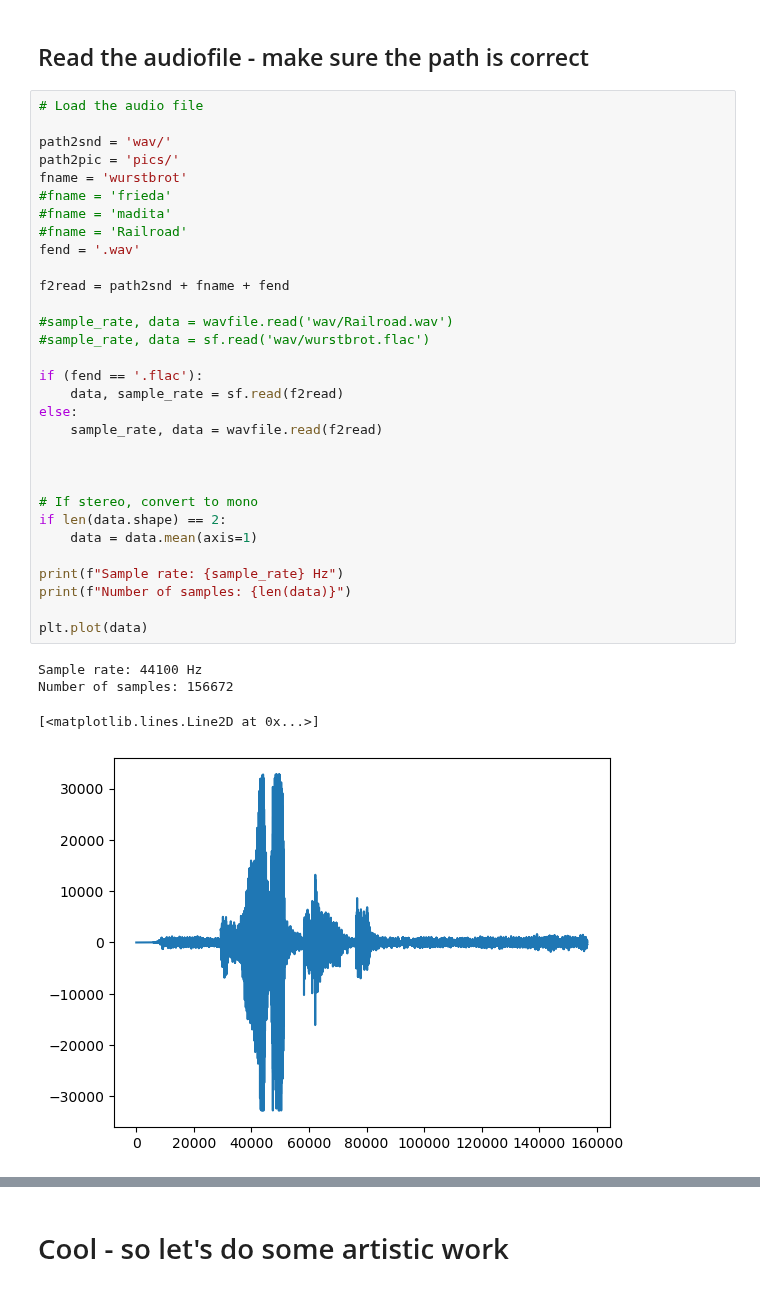
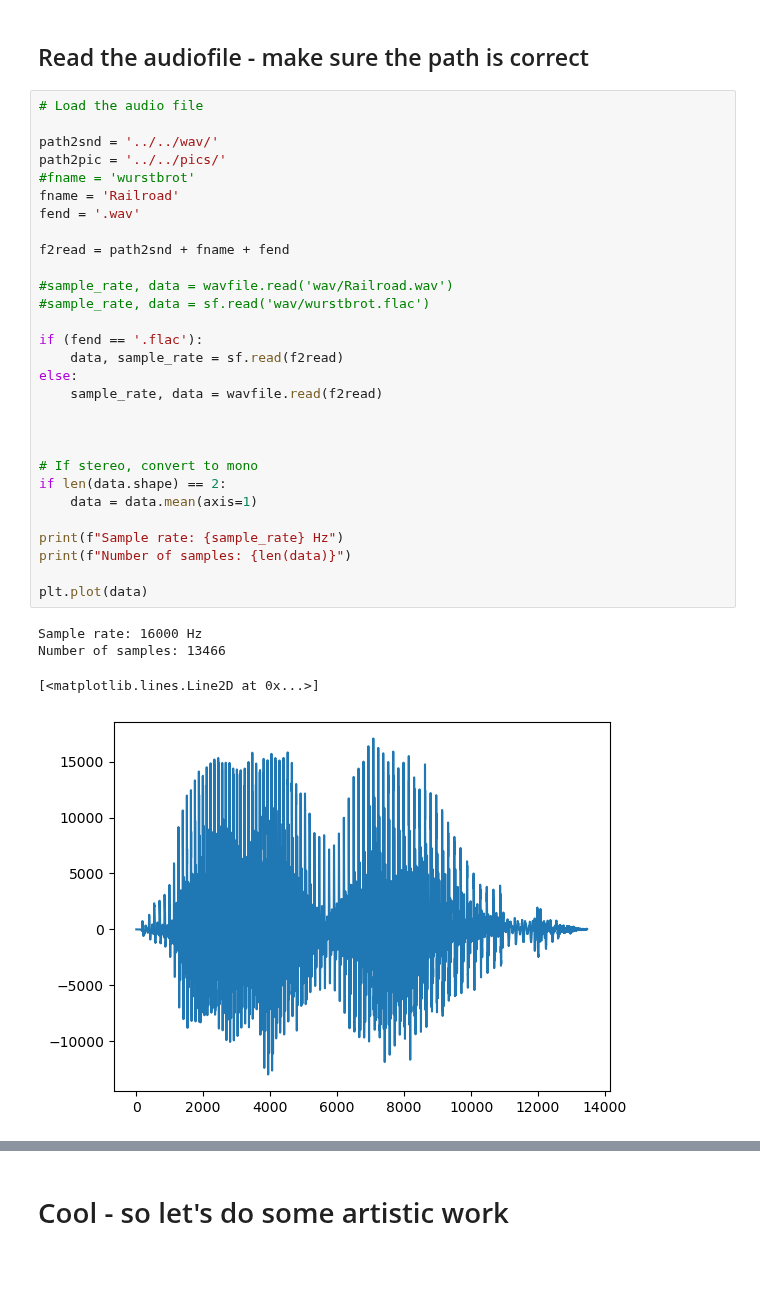
Before and after one commit to fullstacksandbox23/reveal_dtu_learn, a Jupyter notebook: revealjs/DTU-22051/py/canidothat/canidothat_artistic_spectrum_bars.ipynb, the cells around one changed output, grey strips where cells are left out. Drawn from its saved outputs; the diff is of its cells as text.

```diff
--- a/revealjs/DTU-22051/py/canidothat/canidothat_artistic_spectrum_bars.ipynb
+++ b/revealjs/DTU-22051/py/canidothat/canidothat_artistic_spectrum_bars.ipynb
@@ -22,39 +22,37 @@ f_max = 3000 # max freq in Hz
 # %%
 # Load the audio file
 
-path2snd = 'wav/'
-path2pic = 'pics/'
-fname = 'wurstbrot'
-#fname = 'frieda'
-#fname = 'madita'
-#fname = 'Railroad'
+path2snd = '../../wav/'
+path2pic = '../../pics/'
+#fname = 'wurstbrot'
+fname = 'Railroad'
 fend = '.wav'
 
 f2read = path2snd + fname + fend
 
 #sample_rate, data = wavfile.read('wav/Railroad.wav')
 #sample_rate, data = sf.read('wav/wurstbrot.flac')
 
 if (fend == '.flac'):
     data, sample_rate = sf.read(f2read)
 else:
     sample_rate, data = wavfile.read(f2read)
 
 
 
 # If stereo, convert to mono
 if len(data.shape) == 2:
     data = data.mean(axis=1)
 
 print(f"Sample rate: {sample_rate} Hz")
 print(f"Number of samples: {len(data)}")
 
 plt.plot(data)
 # %% [output]
-Sample rate: 44100 Hz
-Number of samples: 156672
+Sample rate: 16000 Hz
+Number of samples: 13466
 [<matplotlib.lines.Line2D at 0x...>]
-[figure, old version]
+[figure, new version]
 # %%
 # Compute the spectrum signal and normalize
 Y = fft(data)
```
Also changed, not shown: parts of 3 cells of this notebook, 3 other files.
